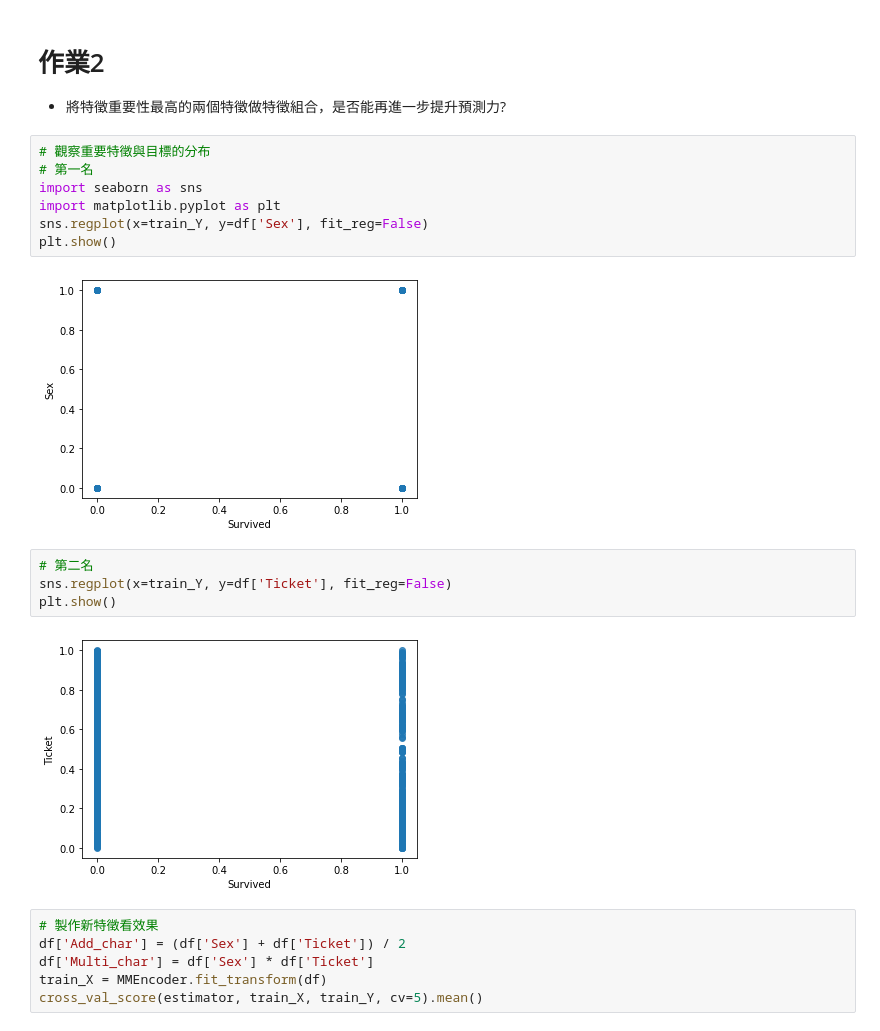
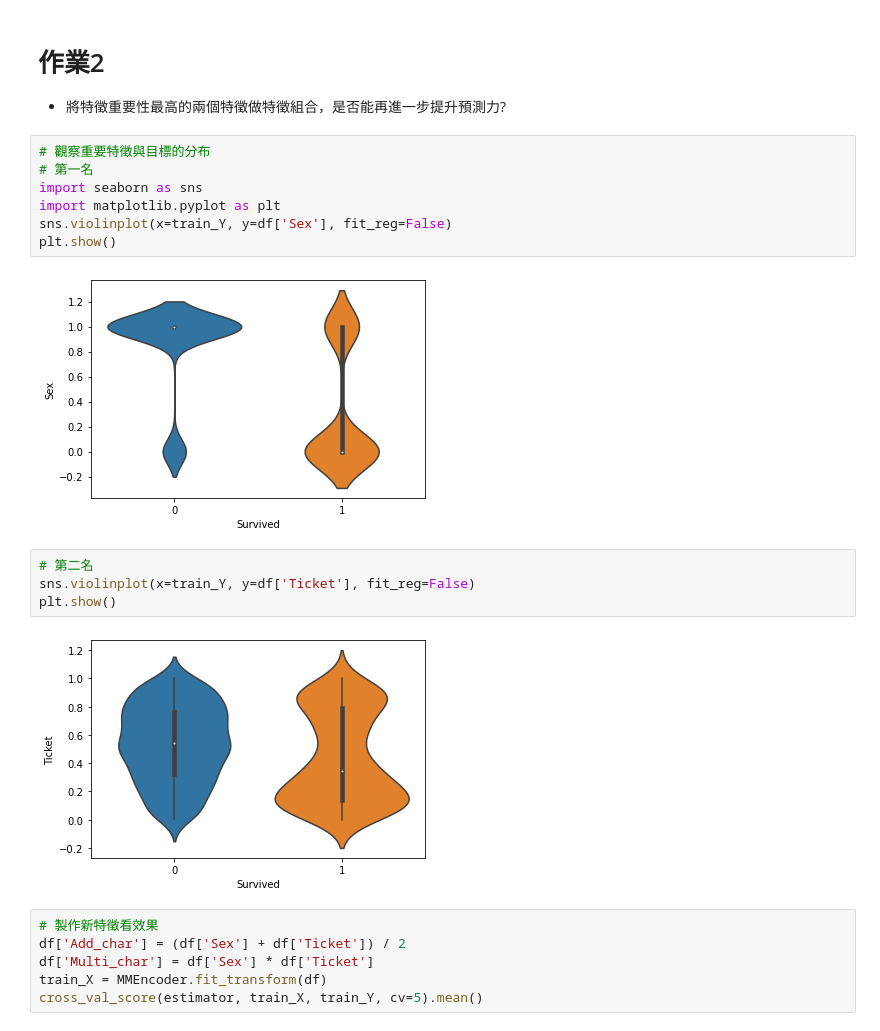
Before and after one commit to man121727/-, a Jupyter notebook: Day_031_HW.ipynb, the cells around one changed output. Saved outputs shown, nothing was run; the diff lists cells and outputs as text.

```diff
--- a/Day_031_HW.ipynb
+++ b/Day_031_HW.ipynb
@@ -94,16 +94,16 @@ cross_val_score(estimator, train_X, train_Y, cv=5).mean()
 # 第一名
 import seaborn as sns
 import matplotlib.pyplot as plt
-sns.regplot(x=train_Y, y=df['Sex'], fit_reg=False)
+sns.violinplot(x=train_Y, y=df['Sex'], fit_reg=False)
 plt.show()
 # %% [output]
-[figure, old version]
+[figure, new version]
 # %%
 # 第二名
-sns.regplot(x=train_Y, y=df['Ticket'], fit_reg=False)
+sns.violinplot(x=train_Y, y=df['Ticket'], fit_reg=False)
 plt.show()
 # %% [output]
-[figure, old version]
+[figure, new version]
 # %%
 # 製作新特徵看效果
 df['Add_char'] = (df['Sex'] + df['Ticket']) / 2
```
